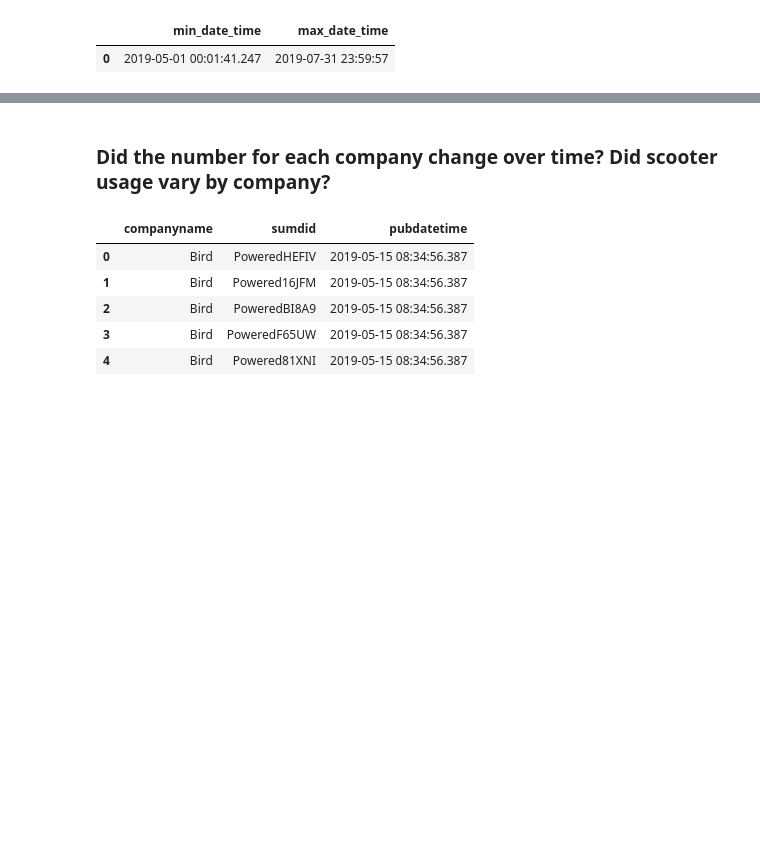
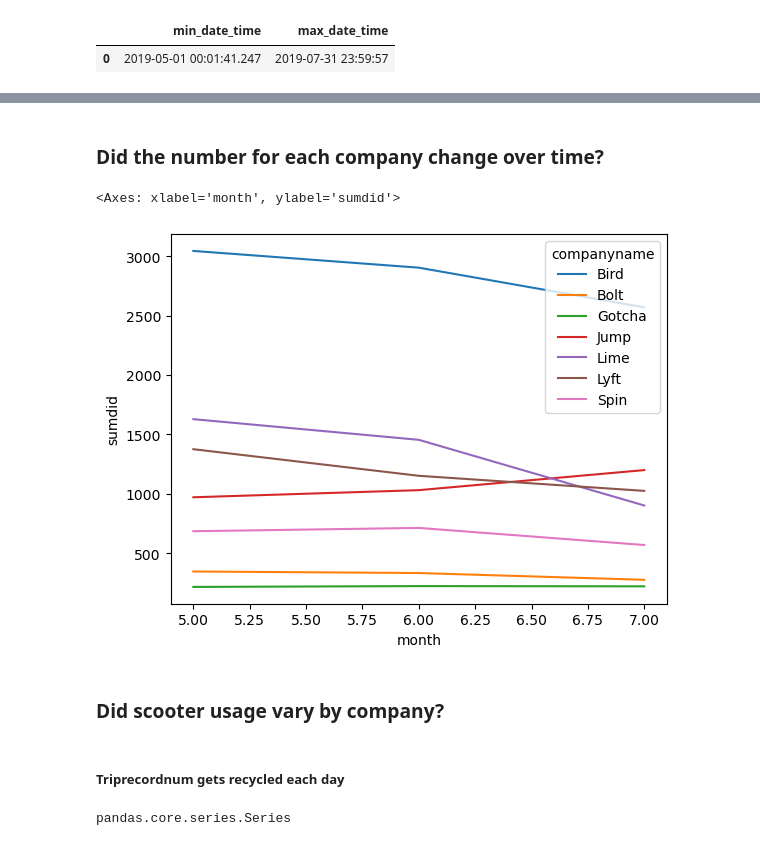
Before and after one commit to NSS-Data-Analytics-Cohort-11/scooters-margherita, a Jupyter notebook: notebook/dbeistad-scooters-margherita.ipynb, the cells around one changed output, grey strips where cells are left out. Saved outputs shown, nothing was run; the diff lists cells and outputs as text; code cells hidden in the pictures; blank space fills up the shorter version.

Commit message:
got data into Jupyter, working on Q3

```diff
--- a/notebook/dbeistad-scooters-margherita.ipynb
+++ b/notebook/dbeistad-scooters-margherita.ipynb
@@ -45,0 +149,6 @@ scooter_by_company.head()
+# %%
+scooters_may['month'] = scooters_may['pubdatetime'].dt.month
+scooters_june['month'] = scooters_june['pubdatetime'].dt.month
+scooters_july['month'] = scooters_july['pubdatetime'].dt.month
+# %%
+scooters = pd.concat([scooters_may, scooters_june, scooters_july], ignore_index=True)
@@ -46,2 +168,2 @@ scooter_by_company.head()
 # %% [markdown]
-### Did the number for each company change over time? Did scooter usage vary by company?
+### Did the number for each company change over time?
@@ -55,12 +170,9 @@ FROM scooters;
-# %%
-with engine.connect() as connection:
-    scooters = pd.read_sql(text(scooters_query), con = connection)
-
-scooters.head()
-# %% [output]
-|  | companyname | sumdid | pubdatetime |
-| 0 | Bird | PoweredHEFIV | 2019-05-15 08:34:56.387 |
-| 1 | Bird | Powered16JFM | 2019-05-15 08:34:56.387 |
-| 2 | Bird | PoweredBI8A9 | 2019-05-15 08:34:56.387 |
-| 3 | Bird | PoweredF65UW | 2019-05-15 08:34:56.387 |
-| 4 | Bird | Powered81XNI | 2019-05-15 08:34:56.387 |
+# %%
+scooters_by_company_month = scooters.groupby(['companyname', 'month'])['sumdid'].nunique().reset_index()
+# %%
+sns.lineplot(data=scooters_by_company_month, x="month", y="sumdid", hue='companyname')
+# %% [output]
+<Axes: xlabel='month', ylabel='sumdid'>
+[figure, added]
+# %% [markdown]
+### Did scooter usage vary by company?
@@ -66,0 +181,6 @@ scooters.head()
+# %% [markdown]
+##### Triprecordnum gets recycled each day
+# %%
+type(trips['startdate'])
+# %% [output]
+pandas.core.series.Series
```
Also changed, not shown: parts of 35 cells of this notebook, 1 other file.
